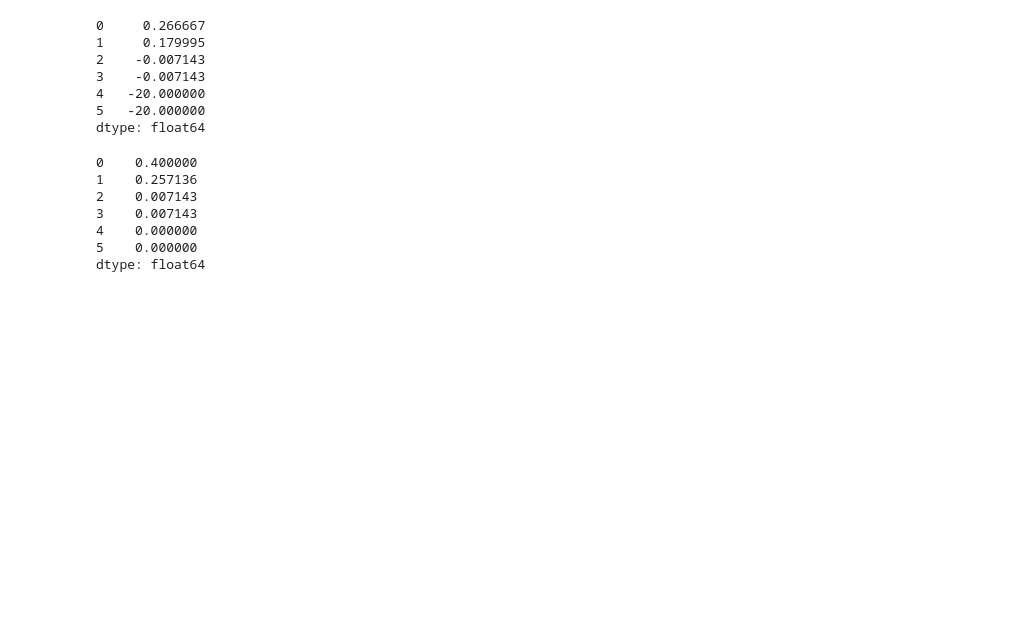
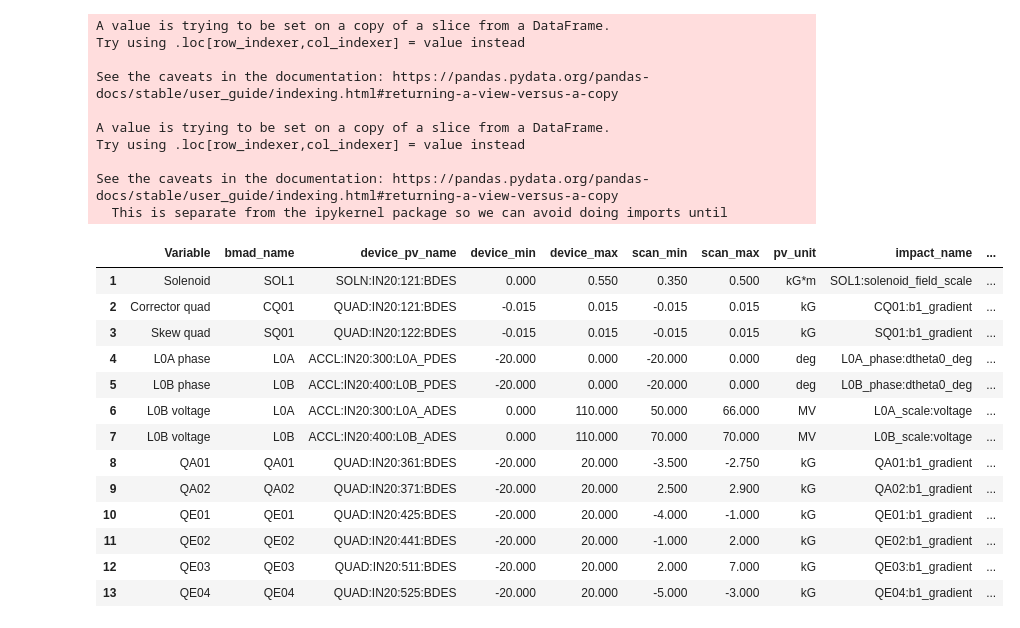
Before and after one commit to slaclab/lcls-cu-inj-surrogate, a Jupyter notebook: pv_mapping/cu_inj_frontent_test.ipynb, the cells around one changed output. Drawn from its saved outputs; the diff is of its cells as text; code cells hidden in the pictures; blank space fills up the shorter version.

```diff
--- a/pv_mapping/cu_inj_frontent_test.ipynb
+++ b/pv_mapping/cu_inj_frontent_test.ipynb
@@ -34,22 +60,33 @@ df
 # %%
 # Impact-T mins
-df['scan_min'].astype('float64') * df['impact_factor']
+df['impact_min'] = df['scan_min']* df['impact_factor']
+df['impact_max'] = df['scan_max']* df['impact_factor']
 # %% [output]
-0     0.266667
-1     0.179995
-2    -0.007143
-3    -0.007143
-4   -20.000000
-5   -20.000000
-dtype: float64
+A value is trying to be set on a copy of a slice from a DataFrame.
+Try using .loc[row_indexer,col_indexer] = value instead
+
+See the caveats in the documentation: https://pandas.pydata.org/pandas-docs/stable/user_guide/indexing.html#returning-a-view-versus-a-copy
+
+A value is trying to be set on a copy of a slice from a DataFrame.
+Try using .loc[row_indexer,col_indexer] = value instead
+
+See the caveats in the documentation: https://pandas.pydata.org/pandas-docs/stable/user_guide/indexing.html#returning-a-view-versus-a-copy
+  This is separate from the ipykernel package so we can avoid doing imports until
 # %%
 # Impact-T maxs
-df['scan_max']* df['impact_factor']
+df
 # %% [output]
-0    0.400000
-1    0.257136
-2    0.007143
-3    0.007143
-4    0.000000
-5    0.000000
-dtype: float64
+|  | Variable | bmad_name | device_pv_name | device_min | device_max | scan_min | scan_max | pv_unit | impact_name | ... |
+| 1 | Solenoid | SOL1 | SOLN:IN20:121:BDES | 0.000 | 0.550 | 0.350 | 0.500 | kG*m | SOL1:solenoid_field_scale | ... |
+| 2 | Corrector quad | CQ01 | QUAD:IN20:121:BDES | -0.015 | 0.015 | -0.015 | 0.015 | kG | CQ01:b1_gradient | ... |
+| 3 | Skew quad | SQ01 | QUAD:IN20:122:BDES | -0.015 | 0.015 | -0.015 | 0.015 | kG | SQ01:b1_gradient | ... |
+| 4 | L0A phase | L0A | ACCL:IN20:300:L0A_PDES | -20.000 | 0.000 | -20.000 | 0.000 | deg | L0A_phase:dtheta0_deg | ... |
+| 5 | L0B phase | L0B | ACCL:IN20:400:L0B_PDES | -20.000 | 0.000 | -20.000 | 0.000 | deg | L0B_phase:dtheta0_deg | ... |
+| 6 | L0B voltage | L0A | ACCL:IN20:300:L0A_ADES | 0.000 | 110.000 | 50.000 | 66.000 | MV | L0A_scale:voltage | ... |
+| 7 | L0B voltage | L0B | ACCL:IN20:400:L0B_ADES | 0.000 | 110.000 | 70.000 | 70.000 | MV | L0B_scale:voltage | ... |
+| 8 | QA01 | QA01 | QUAD:IN20:361:BDES | -20.000 | 20.000 | -3.500 | -2.750 | kG | QA01:b1_gradient | ... |
+| 9 | QA02 | QA02 | QUAD:IN20:371:BDES | -20.000 | 20.000 | 2.500 | 2.900 | kG | QA02:b1_gradient | ... |
+| 10 | QE01 | QE01 | QUAD:IN20:425:BDES | -20.000 | 20.000 | -4.000 | -1.000 | kG | QE01:b1_gradient | ... |
+| 11 | QE02 | QE02 | QUAD:IN20:441:BDES | -20.000 | 20.000 | -1.000 | 2.000 | kG | QE02:b1_gradient | ... |
+| 12 | QE03 | QE03 | QUAD:IN20:511:BDES | -20.000 | 20.000 | 2.000 | 7.000 | kG | QE03:b1_gradient | ... |
+| 13 | QE04 | QE04 | QUAD:IN20:525:BDES | -20.000 | 20.000 | -5.000 | -3.000 | kG | QE04:b1_gradient | ... |
```
Also changed, not shown: parts of 4 cells of this notebook, 5 other files.
